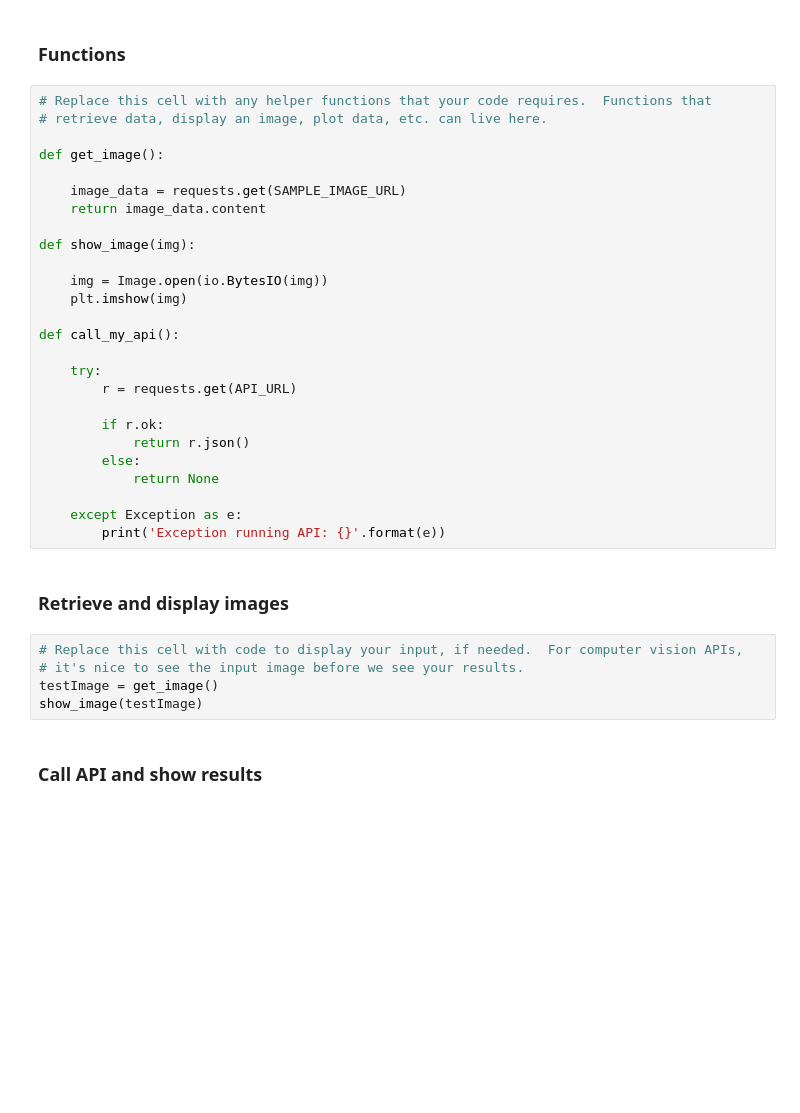
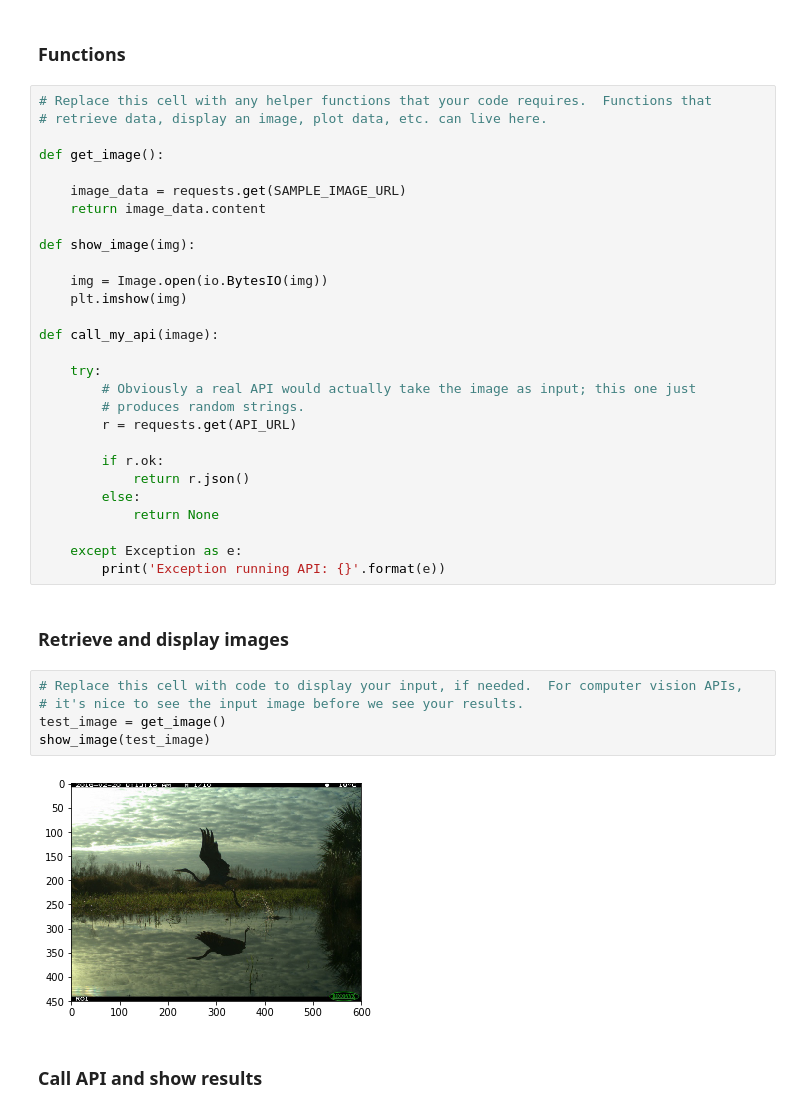
Before and after one commit to microsoft/AIforEarth-API-Development, a Jupyter notebook: Notebooks/template-demo.ipynb, the cells around one changed output. Saved outputs shown, nothing was run; the diff lists cells and outputs as text; blank space fills up the shorter version.

```diff
--- a/Notebooks/template-demo.ipynb
+++ b/Notebooks/template-demo.ipynb
@@ -50,9 +52,11 @@ def show_image(img):
     img = Image.open(io.BytesIO(img))
     plt.imshow(img)
 
-def call_my_api():
+def call_my_api(image):
 
     try:
+        # Obviously a real API would actually take the image as input; this one just
+        # produces random strings.
         r = requests.get(API_URL)
 
         if r.ok:
@@ -68,8 +72,10 @@ def call_my_api():
 # %%
 # Replace this cell with code to display your input, if needed.  For computer vision APIs,
 # it's nice to see the input image before we see your results.
-testImage = get_image()
-show_image(testImage)
+test_image = get_image()
+show_image(test_image)
+# %% [output]
+[figure, added]
 # %% [markdown]
 ### Call API and show results
 # %%
```
Also changed, not shown: parts of 2 cells of this notebook.
